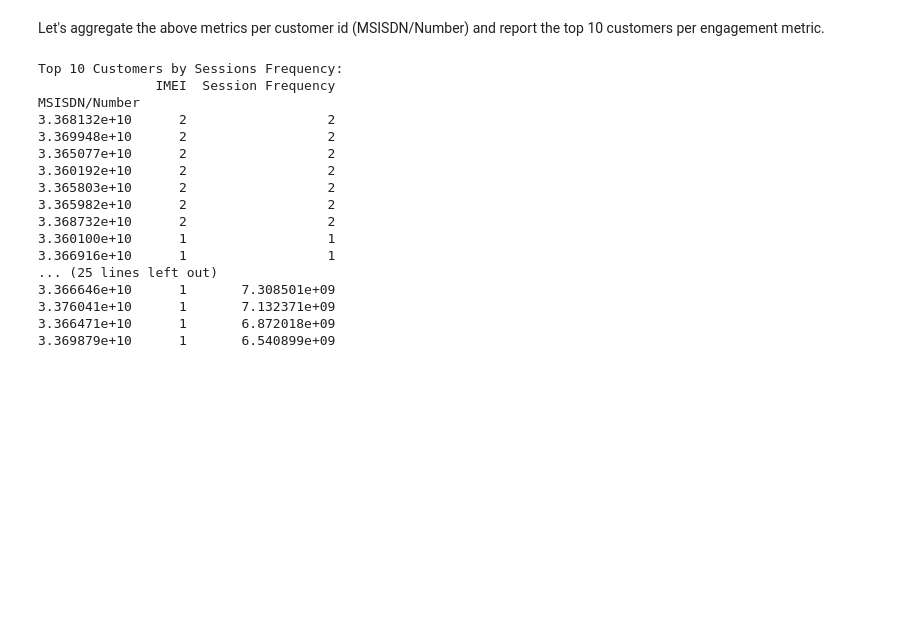
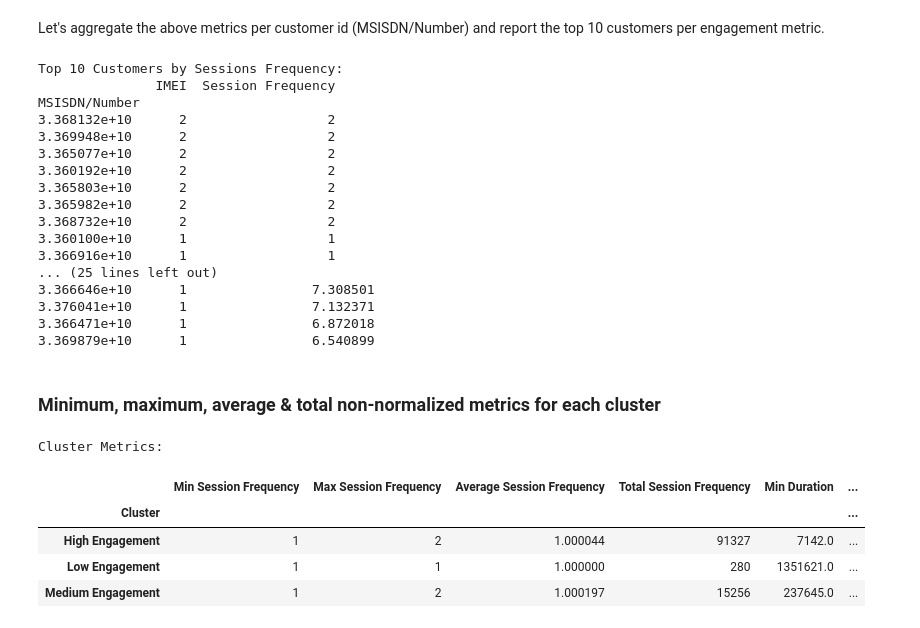
Before and after one commit to natybkl/Telecom-Data-Analysis, a Jupyter notebook: Notebooks/user_engagement_analysis.ipynb, the cells around one changed output. Drawn from its saved outputs; the diff is of its cells as text; code cells hidden in the pictures; blank space fills up the shorter version.

```diff
--- a/Notebooks/user_engagement_analysis.ipynb
+++ b/Notebooks/user_engagement_analysis.ipynb
@@ -68,14 +123,20 @@ engagement_metrics = df.groupby('MSISDN/Number').agg({
 
 # Merge session frequency with other engagement metrics
 engagement_metrics['Session Frequency'] = session_frequency
+engagement_metrics['Total UL (GB)'] = engagement_metrics['Total UL (Bytes)'] / 1e9
+engagement_metrics['Total DL (GB)'] = engagement_metrics['Total DL (Bytes)'] / 1e9
+
 
 # Calculate total data volume (UL + DL)
-engagement_metrics['Total Data Volume'] = engagement_metrics['Total UL (Bytes)'] + engagement_metrics['Total DL (Bytes)']
+engagement_metrics['Total Data Volume (GB)'] = engagement_metrics['Total UL (GB)'] + engagement_metrics['Total DL (GB)']
+
+# Remove the original byte columns
+engagement_metrics = engagement_metrics.drop(['Total DL (Bytes)', 'Total UL (Bytes)'], axis=1)
 
 # Sort the customers based on each engagement metric
 top_10_frequency = engagement_metrics.sort_values('IMEI', ascending=False).head(10)
 top_10_duration = engagement_metrics.sort_values('Dur. (ms)', ascending=False).head(10)
-top_10_traffic = engagement_metrics.sort_values('Total Data Volume', ascending=False).head(10)
+top_10_traffic = engagement_metrics.sort_values('Total Data Volume (GB)', ascending=False).head(10)
 
 # Print the top 10 customers for each engagement metric
 print("Top 10 Customers by Sessions Frequency:")
@@ -85,7 +146,7 @@ print("\nTop 10 Customers by Session Duration:")
 print(top_10_duration[['IMEI', 'Dur. (ms)']])
 
 print("\nTop 10 Customers by Sessions Total Traffic:")
-print(top_10_traffic[['IMEI', 'Total Data Volume']])
+print(top_10_traffic[['IMEI', 'Total Data Volume (GB)']])
 # %% [output]
 Top 10 Customers by Sessions Frequency:
                IMEI  Session Frequency
@@ -100,7 +161,47 @@ MSISDN/Number
 3.360100e+10      1                  1
 3.366916e+10      1                  1
 ... (25 lines left out)
-3.366646e+10      1       7.308501e+09
-3.376041e+10      1       7.132371e+09
-3.366471e+10      1       6.872018e+09
-3.369879e+10      1       6.540899e+09
+3.366646e+10      1                7.308501
+3.376041e+10      1                7.132371
+3.366471e+10      1                6.872018
+3.369879e+10      1                6.540899
+# %% [markdown]
+### Minimum, maximum, average & total non-normalized metrics for each cluster
+# %%
+# Perform k-means clustering with k=3
+kmeans = KMeans(n_clusters=3)
+kmeans.fit(engagement_metrics)
+
+# Define cluster labels
+cluster_labels = {0: 'High Engagement', 1: 'Medium Engagement', 2: 'Low Engagement'}
+
+# Assign the cluster labels to the engagement metrics dataframe
+engagement_metrics['Cluster'] = kmeans.labels_
+engagement_metrics['Cluster'] = engagement_metrics['Cluster'].map(cluster_labels)
+
+
+# Group engagement metrics by cluster label
+grouped_metrics = engagement_metrics.groupby('Cluster')
+
+# Compute statistics for each cluster
+cluster_stats = grouped_metrics.agg({
+    'Session Frequency': ['min', 'max', 'mean', 'sum'],
+    'Dur. (ms)': ['min', 'max', 'mean', 'sum'],
+    'Total Data Volume (GB)': ['min', 'max', 'mean', 'sum']
+})
+
+# Rename the columns for clarity
+cluster_stats.columns = ['Min Session Frequency', 'Max Session Frequency', 'Average Session Frequency', 'Total Session Frequency',
+                         'Min Duration', 'Max Duration', 'Average Duration', 'Total Duration',
+                         'Min Data Volume', 'Max Data Volume', 'Average Data Volume', 'Total Data Volume']
+
+# Display the cluster statistics
+print("\nCluster Metrics:")
+cluster_stats
+# %% [output]
+Cluster Metrics:
+|  | Min Session Frequency | Max Session Frequency | Average Session Frequency | Total Session Frequency | Min Duration | ... |
+| Cluster |  |  |  |  |  | ... |
+| High Engagement | 1 | 2 | 1.000044 | 91327 | 7142.0 | ... |
+| Low Engagement | 1 | 1 | 1.000000 | 280 | 1351621.0 | ... |
+| Medium Engagement | 1 | 2 | 1.000197 | 15256 | 237645.0 | ... |
```
Also changed, not shown: parts of 14 cells of this notebook.
